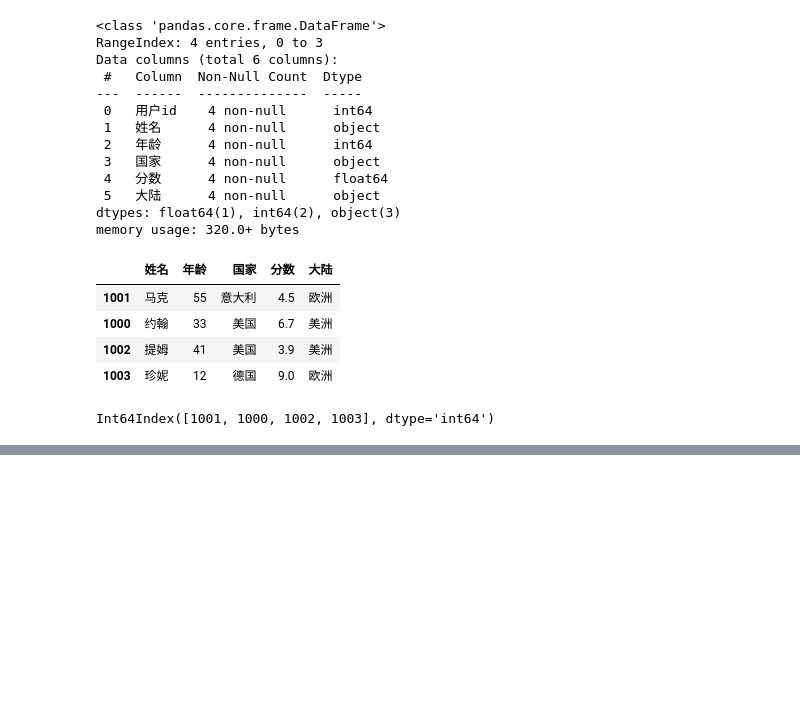
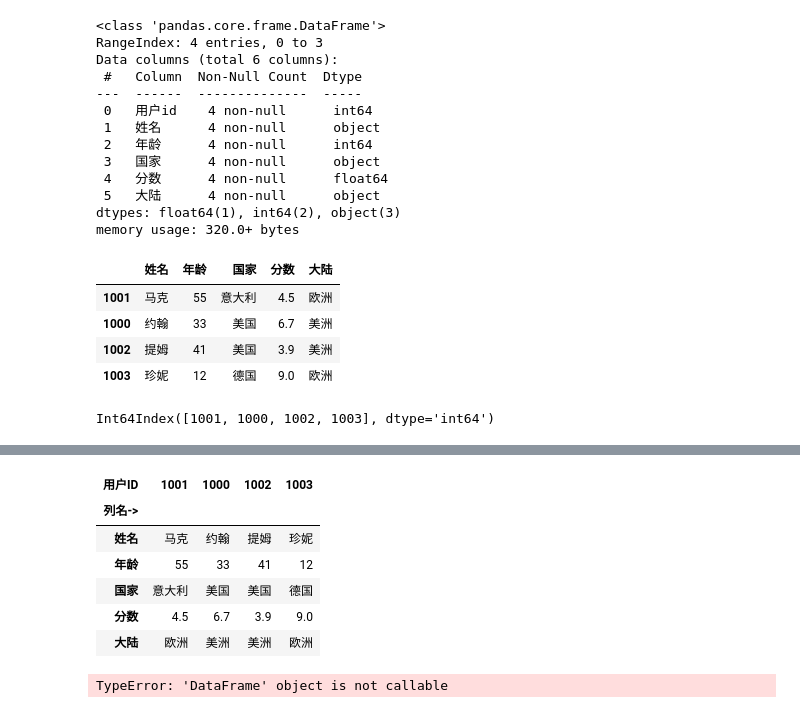
Before and after one commit to xiejianzheng/PythonWithExcel, a Jupyter notebook: first_notebook.ipynb, the cells around one changed output, grey strips where cells are left out. Cells and saved outputs as stored; diff of their text form; code cells hidden in the pictures; blank space fills up the shorter version.

```diff
--- a/first_notebook.ipynb
+++ b/first_notebook.ipynb
@@ -96,0 +176,14 @@ Int64Index([1001, 1000, 1002, 1003], dtype='int64')
+# %%
+df.T
+# %% [output]
+| 用户ID | 1001 | 1000 | 1002 | 1003 |
+| 列名-> |  |  |  |  |
+| 姓名 | 马克 | 约翰 | 提姆 | 珍妮 |
+| 年龄 | 55 | 33 | 41 | 12 |
+| 国家 | 意大利 | 美国 | 美国 | 德国 |
+| 分数 | 4.5 | 6.7 | 3.9 | 9.0 |
+| 大陆 | 欧洲 | 美洲 | 美洲 | 欧洲 |
+# %%
+df.T()
+# %% [output]
+TypeError: 'DataFrame' object is not callable
```
Also changed, not shown: parts of 9 cells of this notebook, 1 other file.
